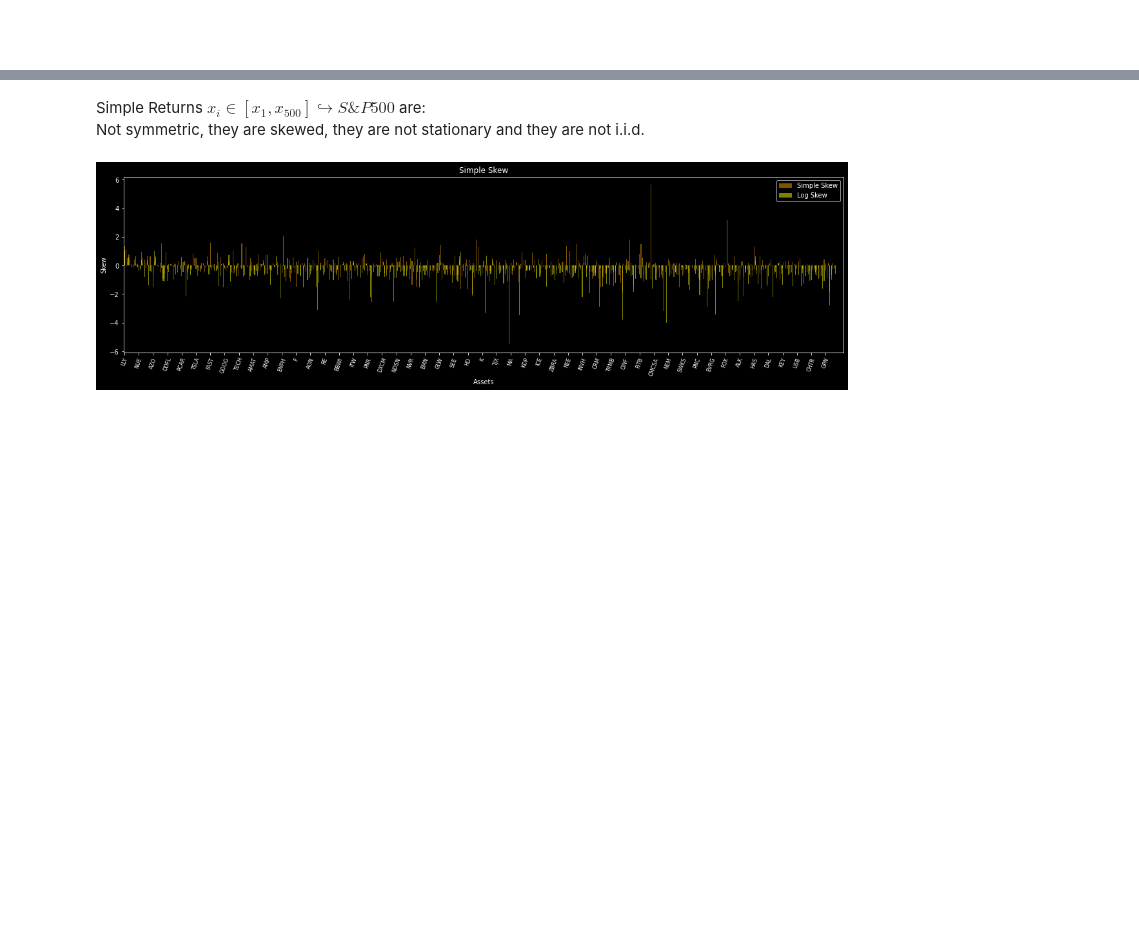
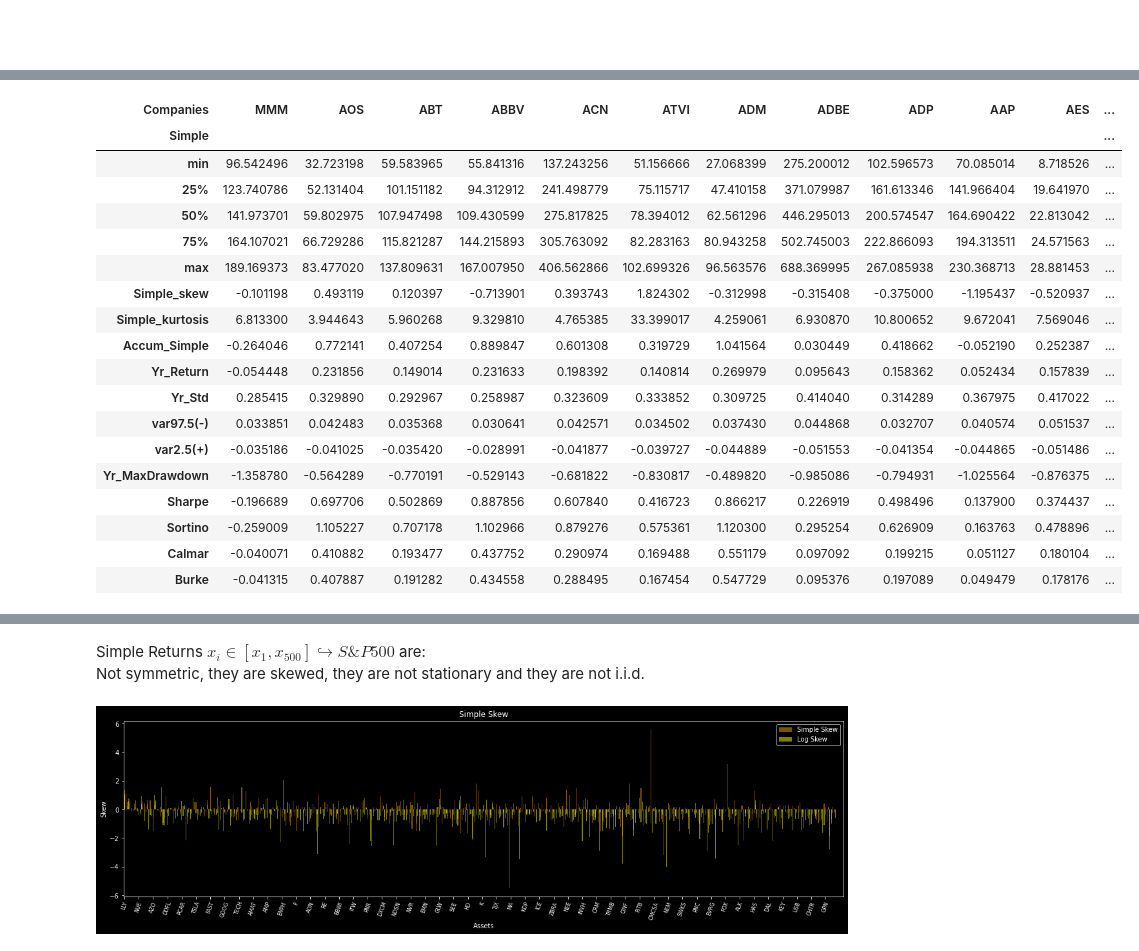
Before and after one commit to EMarquez7/Examen-de-Simulaci-n-2, a Jupyter notebook: Optimization.ipynb, the cells around one changed output, grey strips where cells are left out. Drawn from its saved outputs; the diff is of its cells as text; code cells hidden in the pictures; blank space fills up the shorter version.

```diff
--- a/Optimization.ipynb
+++ b/Optimization.ipynb
@@ -586,0 +570,23 @@ Log
+# %%
+Stats_Simple = data_describe(prices_start, 'Simple', .00169, start, end)[0]
+Stats_Simple
+# %% [output]
+| Companies | MMM | AOS | ABT | ABBV | ACN | ATVI | ADM | ADBE | ADP | AAP | AES | ... |
+| Simple |  |  |  |  |  |  |  |  |  |  |  | ... |
+| min | 96.542496 | 32.723198 | 59.583965 | 55.841316 | 137.243256 | 51.156666 | 27.068399 | 275.200012 | 102.596573 | 70.085014 | 8.718526 | ... |
+| 25% | 123.740786 | 52.131404 | 101.151182 | 94.312912 | 241.498779 | 75.115717 | 47.410158 | 371.079987 | 161.613346 | 141.966404 | 19.641970 | ... |
+| 50% | 141.973701 | 59.802975 | 107.947498 | 109.430599 | 275.817825 | 78.394012 | 62.561296 | 446.295013 | 200.574547 | 164.690422 | 22.813042 | ... |
+| 75% | 164.107021 | 66.729286 | 115.821287 | 144.215893 | 305.763092 | 82.283163 | 80.943258 | 502.745003 | 222.866093 | 194.313511 | 24.571563 | ... |
+| max | 189.169373 | 83.477020 | 137.809631 | 167.007950 | 406.562866 | 102.699326 | 96.563576 | 688.369995 | 267.085938 | 230.368713 | 28.881453 | ... |
+| Simple_skew | -0.101198 | 0.493119 | 0.120397 | -0.713901 | 0.393743 | 1.824302 | -0.312998 | -0.315408 | -0.375000 | -1.195437 | -0.520937 | ... |
+| Simple_kurtosis | 6.813300 | 3.944643 | 5.960268 | 9.329810 | 4.765385 | 33.399017 | 4.259061 | 6.930870 | 10.800652 | 9.672041 | 7.569046 | ... |
+| Accum_Simple | -0.264046 | 0.772141 | 0.407254 | 0.889847 | 0.601308 | 0.319729 | 1.041564 | 0.030449 | 0.418662 | -0.052190 | 0.252387 | ... |
+| Yr_Return | -0.054448 | 0.231856 | 0.149014 | 0.231633 | 0.198392 | 0.140814 | 0.269979 | 0.095643 | 0.158362 | 0.052434 | 0.157839 | ... |
+| Yr_Std | 0.285415 | 0.329890 | 0.292967 | 0.258987 | 0.323609 | 0.333852 | 0.309725 | 0.414040 | 0.314289 | 0.367975 | 0.417022 | ... |
+| var97.5(-) | 0.033851 | 0.042483 | 0.035368 | 0.030641 | 0.042571 | 0.034502 | 0.037430 | 0.044868 | 0.032707 | 0.040574 | 0.051537 | ... |
+| var2.5(+) | -0.035186 | -0.041025 | -0.035420 | -0.028991 | -0.041877 | -0.039727 | -0.044889 | -0.051553 | -0.041354 | -0.044865 | -0.051486 | ... |
+| Yr_MaxDrawdown | -1.358780 | -0.564289 | -0.770191 | -0.529143 | -0.681822 | -0.830817 | -0.489820 | -0.985086 | -0.794931 | -1.025564 | -0.876375 | ... |
+| Sharpe | -0.196689 | 0.697706 | 0.502869 | 0.887856 | 0.607840 | 0.416723 | 0.866217 | 0.226919 | 0.498496 | 0.137900 | 0.374437 | ... |
+| Sortino | -0.259009 | 1.105227 | 0.707178 | 1.102966 | 0.879276 | 0.575361 | 1.120300 | 0.295254 | 0.626909 | 0.163763 | 0.478896 | ... |
+| Calmar | -0.040071 | 0.410882 | 0.193477 | 0.437752 | 0.290974 | 0.169488 | 0.551179 | 0.097092 | 0.199215 | 0.051127 | 0.180104 | ... |
+| Burke | -0.041315 | 0.407887 | 0.191282 | 0.434558 | 0.288495 | 0.167454 | 0.547729 | 0.095376 | 0.197089 | 0.049479 | 0.178176 | ... |
```
Also changed, not shown: parts of 48 cells of this notebook, 3 other files.
